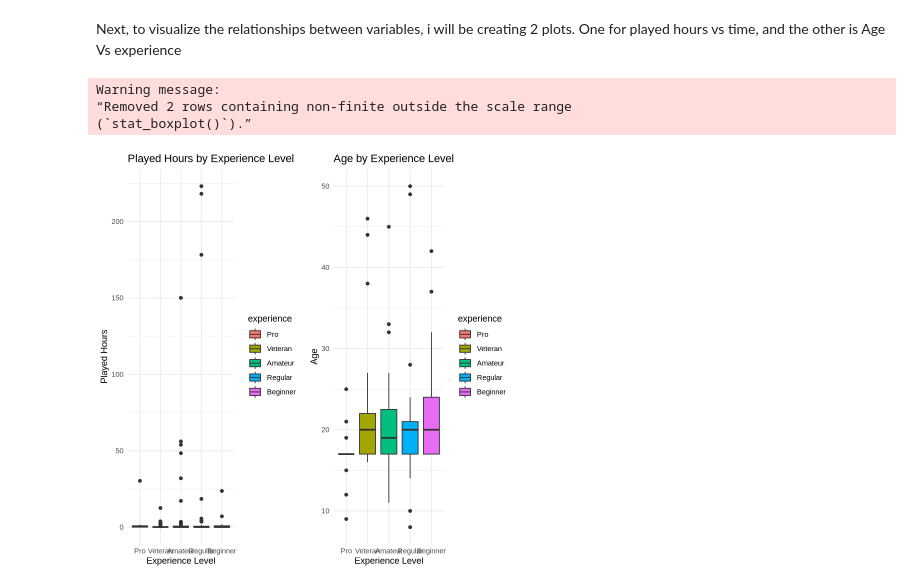
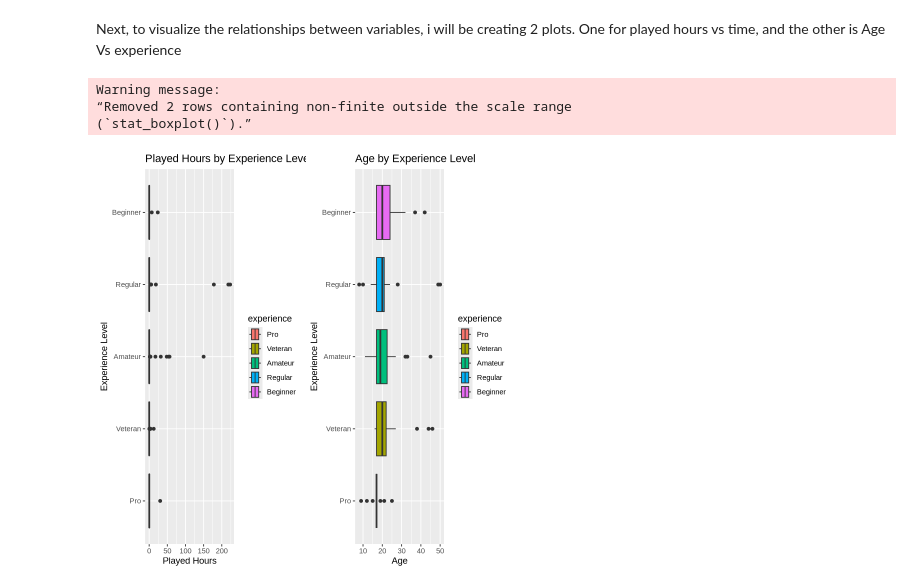
Before and after one commit to buildwithme1/Dacia-100-project-template, a Jupyter notebook: players.ipynb, the cells around one changed output. Drawn from its saved outputs; the diff is of its cells as text; code cells hidden in the pictures.

Commit message:
Changed visualisation and spliced the data

```diff
--- a/players.ipynb
+++ b/players.ipynb
@@ -184,22 +184,23 @@ A tibble: 5 × 3
 # %% [markdown]
 Next, to visualize the relationships between variables, i will be creating 2 plots. One for played hours vs time, and the other is Age Vs experience
 # %%
-# played_hours vs experience
-plot1 <- ggplot(selected_file, aes(x = experience, y = played_hours, fill = experience)) +
+#for better visualization, the boxplot axises were switched
+# experience vs played_hours
+plot1 <- ggplot(selected_file, aes(y = experience, x = played_hours, fill = experience)) +
   geom_boxplot() +
-  labs(title = "Played Hours by Experience Level", y = "Played Hours", x = "Experience Level") +
-  theme_minimal()
+  labs(title = "Played Hours by Experience Level", x = "Played Hours", y = "Experience Level",
+  axis.text.x = element_text(size = 14, angle = 45, hjust = 1))
 
-# Age vs experience
-plot2 <- ggplot(selected_file, aes(x = experience, y = Age, fill = experience)) +
+#  experience vs Age
+plot2 <- ggplot(selected_file, aes(y = experience, x = Age, fill = experience)) +
   geom_boxplot() +
-  labs(title = "Age by Experience Level",x = "Experience Level", y = "Age") +
-  theme_minimal()
+  labs(title = "Age by Experience Level",y = "Experience Level", x = "Age",
+  axis.text.x = element_text(size = 14, angle = 45, hjust = 0.5 ))
 
 # Show both plots side by side
 grid.arrange(plot1, plot2, ncol = 2)
 # %% [output]
 Warning message:
 “Removed 2 rows containing non-finite outside the scale range
 (`stat_boxplot()`).”
-[figure, old version]
+[figure, new version]
```
Also changed, not shown: parts of 2 cells of this notebook.
